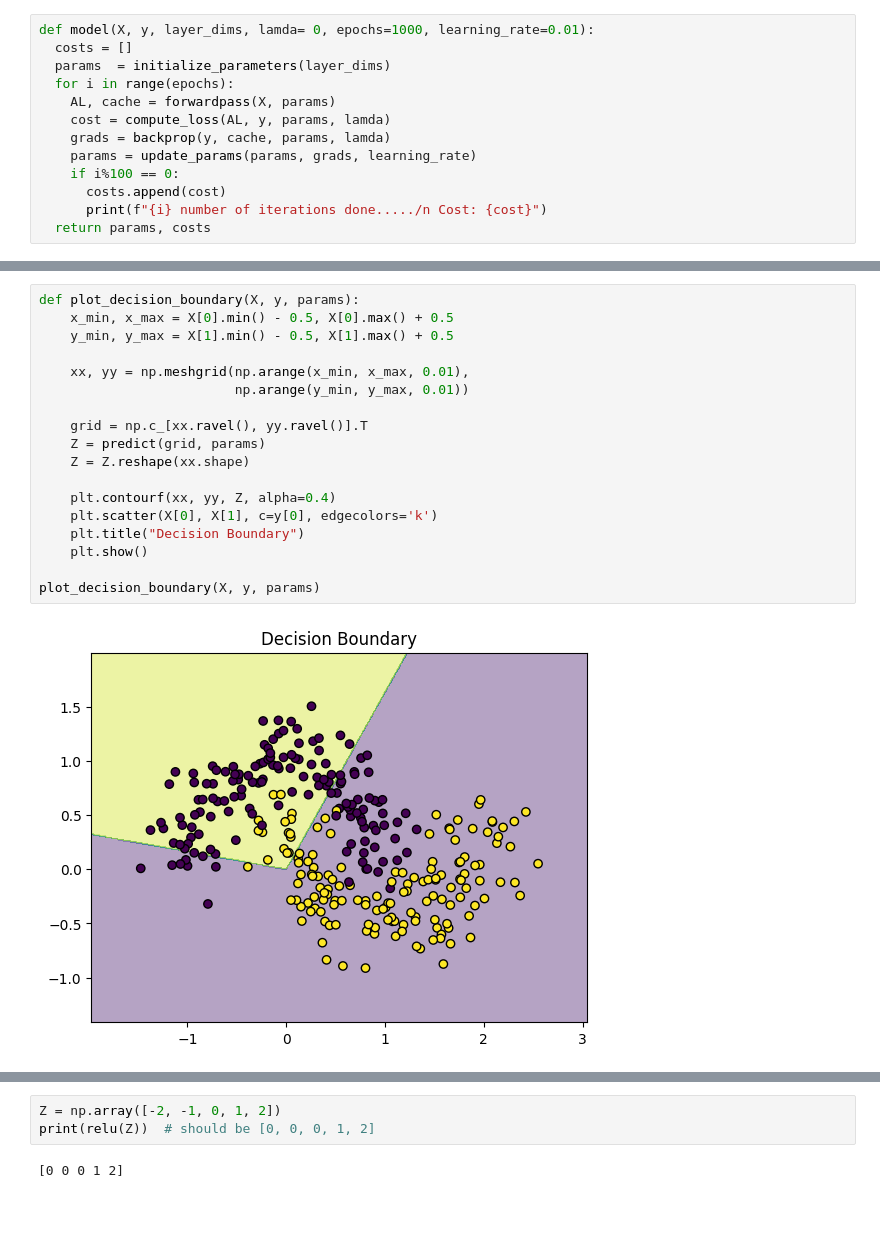
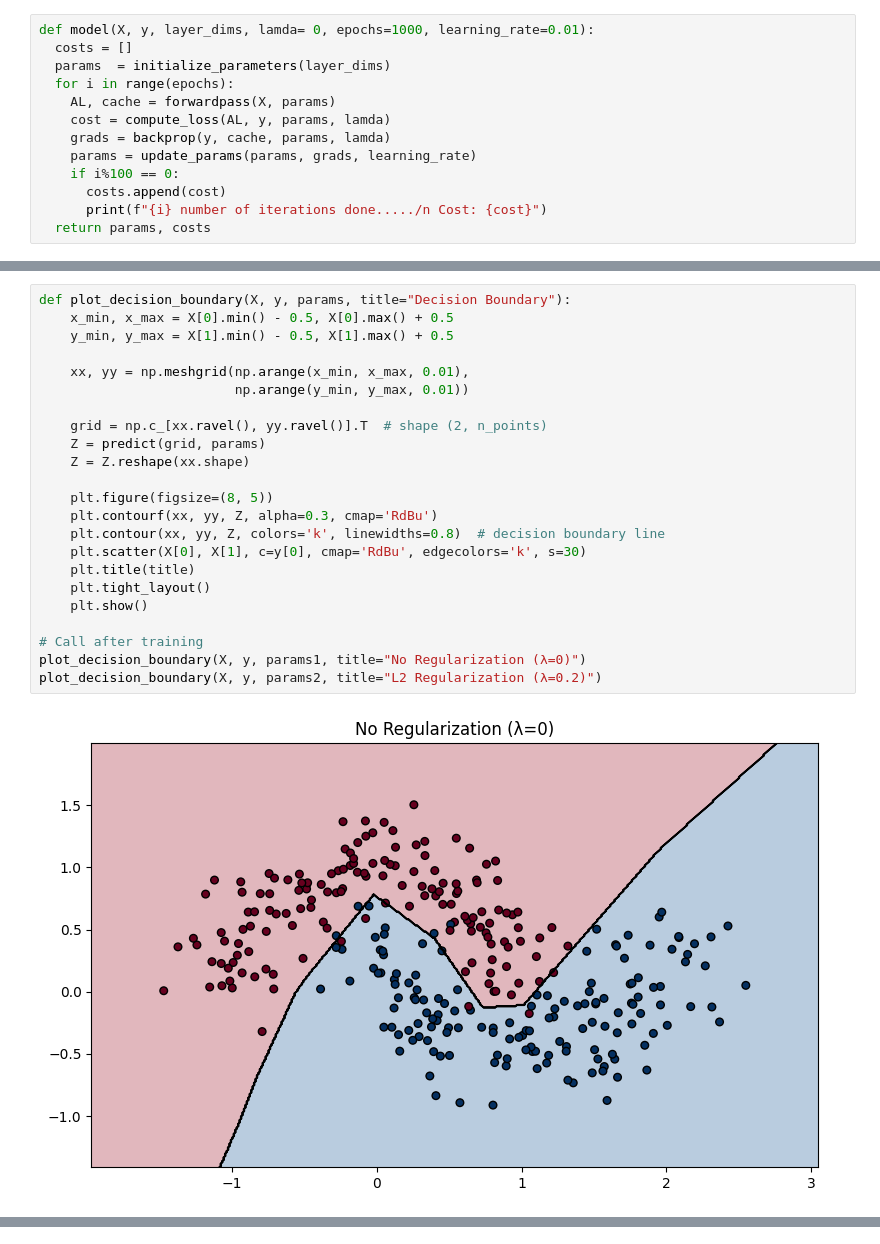
Before and after one commit to adityandandia/ml-from-scratch, a Jupyter notebook: NeuralNetworks/nn_general.ipynb, the cells around one changed output, grey strips where cells are left out. Drawn from its saved outputs; the diff is of its cells as text; blank space fills up the shorter version.

```diff
--- a/NeuralNetworks/nn_general.ipynb
+++ b/NeuralNetworks/nn_general.ipynb
@@ -165,20 +165,25 @@ L2 reg accuracy: 94.0%
 # %%
-def plot_decision_boundary(X, y, params):
+def plot_decision_boundary(X, y, params, title="Decision Boundary"):
     x_min, x_max = X[0].min() - 0.5, X[0].max() + 0.5
     y_min, y_max = X[1].min() - 0.5, X[1].max() + 0.5
 
     xx, yy = np.meshgrid(np.arange(x_min, x_max, 0.01),
                          np.arange(y_min, y_max, 0.01))
 
-    grid = np.c_[xx.ravel(), yy.ravel()].T
+    grid = np.c_[xx.ravel(), yy.ravel()].T  # shape (2, n_points)
     Z = predict(grid, params)
     Z = Z.reshape(xx.shape)
 
-    plt.contourf(xx, yy, Z, alpha=0.4)
-    plt.scatter(X[0], X[1], c=y[0], edgecolors='k')
-    plt.title("Decision Boundary")
+    plt.figure(figsize=(8, 5))
+    plt.contourf(xx, yy, Z, alpha=0.3, cmap='RdBu')
+    plt.contour(xx, yy, Z, colors='k', linewidths=0.8)  # decision boundary line
+    plt.scatter(X[0], X[1], c=y[0], cmap='RdBu', edgecolors='k', s=30)
+    plt.title(title)
+    plt.tight_layout()
     plt.show()
 
-plot_decision_boundary(X, y, params)
+# Call after training
+plot_decision_boundary(X, y, params1, title="No Regularization (λ=0)")
+plot_decision_boundary(X, y, params2, title="L2 Regularization (λ=0.2)")
 # %% [output]
-[figure, old version]
+[figure, new version]
@@ -185,5 +190,0 @@ plot_decision_boundary(X, y, params)
-# %%
-Z = np.array([-2, -1, 0, 1, 2])
-print(relu(Z))  # should be [0, 0, 0, 1, 2]
-# %% [output]
-[0 0 0 1 2]
```
Also changed, not shown: parts of 2 cells of this notebook.
